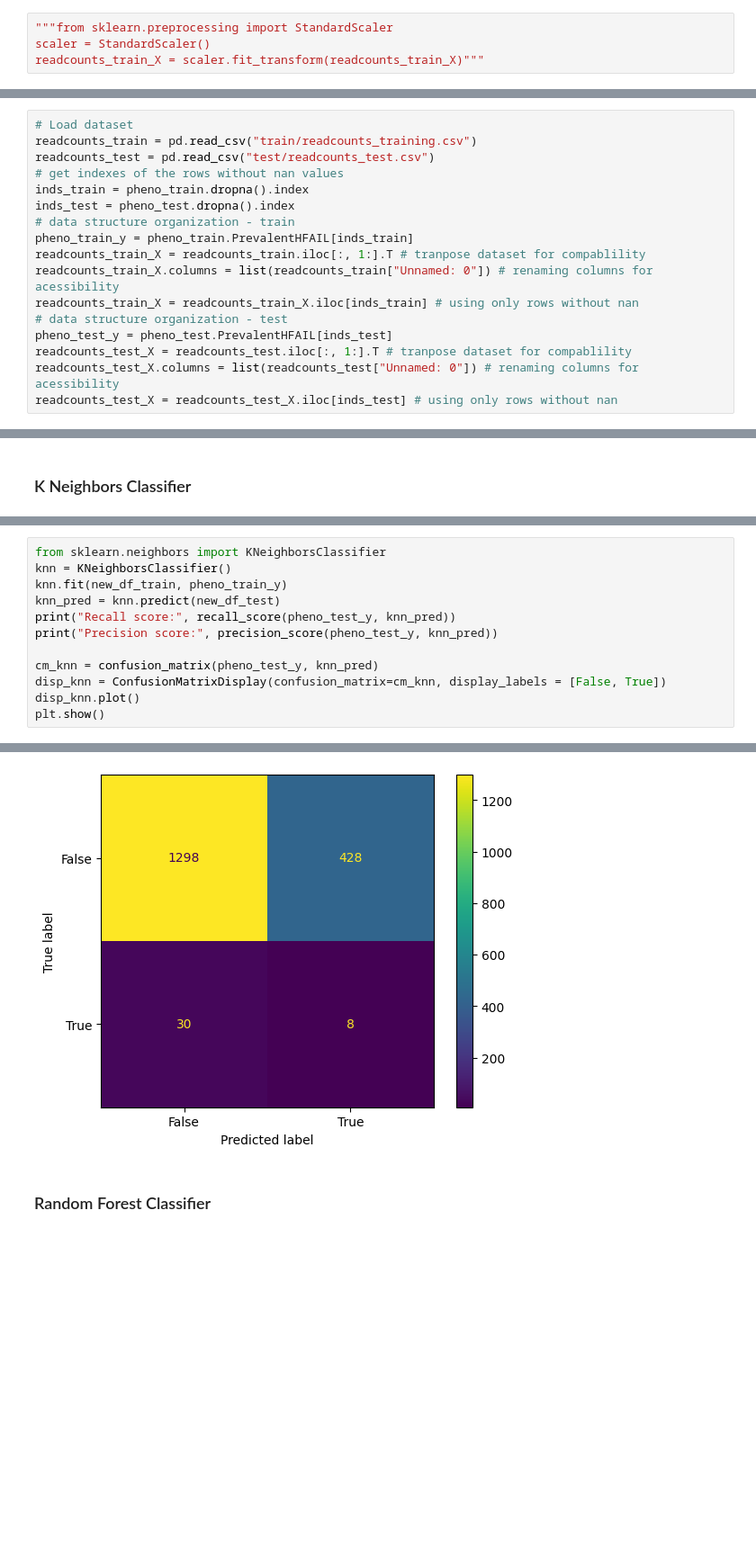
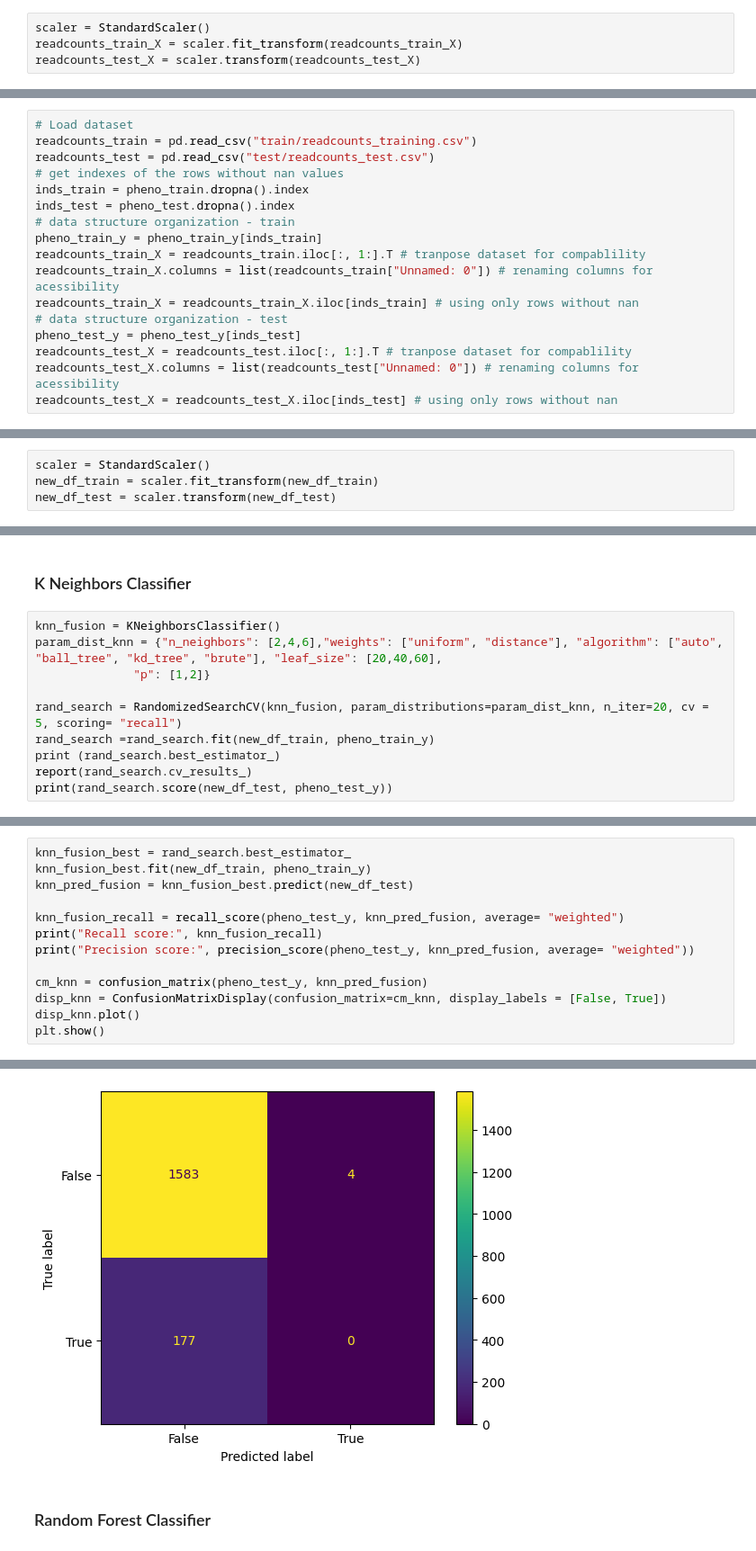
Before and after one commit to Malavita02/TrabalhoSIB, a Jupyter notebook: trabalho_sib.ipynb, the cells around one changed output, grey strips where cells are left out. Shown at 90% size. Drawn from its saved outputs; the diff is of its cells as text; blank space fills up the shorter version.

```diff
--- a/trabalho_sib.ipynb
+++ b/trabalho_sib.ipynb
@@ -465,9 +403,9 @@ pheno_test_y = pheno_test_y.map({2: 1, 0: 0, 1: 1})
 # %% [markdown]
 Standardização dos dados de treino
 # %%
-"""from sklearn.preprocessing import StandardScaler
 scaler = StandardScaler()
-readcounts_train_X = scaler.fit_transform(readcounts_train_X)"""
+readcounts_train_X = scaler.fit_transform(readcounts_train_X)
+readcounts_test_X = scaler.transform(readcounts_test_X)
 # %% [markdown]
 Os dados estão desbalanceados por isso aplicamos o SMOTE
 # %%
@@ -610,12 +559,12 @@ readcounts_test = pd.read_csv("test/readcounts_test.csv")
 inds_train = pheno_train.dropna().index
 inds_test = pheno_test.dropna().index
 # data structure organization - train
-pheno_train_y = pheno_train.PrevalentHFAIL[inds_train]
+pheno_train_y = pheno_train_y[inds_train]
 readcounts_train_X = readcounts_train.iloc[:, 1:].T # tranpose dataset for compablility
 readcounts_train_X.columns = list(readcounts_train["Unnamed: 0"]) # renaming columns for acessibility
 readcounts_train_X = readcounts_train_X.iloc[inds_train] # using only rows without nan
 # data structure organization - test
-pheno_test_y = pheno_test.PrevalentHFAIL[inds_test]
+pheno_test_y = pheno_test_y[inds_test]
 readcounts_test_X = readcounts_test.iloc[:, 1:].T # tranpose dataset for compablility
 readcounts_test_X.columns = list(readcounts_test["Unnamed: 0"]) # renaming columns for acessibility
 readcounts_test_X = readcounts_test_X.iloc[inds_test] # using only rows without nan
@@ -667,3 +623,7 @@ Resampled dataset shape Counter({0.0: 3448, 1.0: 3448})
+# %%
+scaler = StandardScaler()
+new_df_train = scaler.fit_transform(new_df_train)
+new_df_test = scaler.transform(new_df_test)
 # %% [markdown]
 ### Unsupervised learning
 #### PCA
@@ -733,2 +811,12 @@ Precision score: 0.0
 # %% [markdown]
 ### K Neighbors Classifier
+# %%
+knn_fusion = KNeighborsClassifier()
+param_dist_knn = {"n_neighbors": [2,4,6],"weights": ["uniform", "distance"], "algorithm": ["auto", "ball_tree", "kd_tree", "brute"], "leaf_size": [20,40,60],
+              "p": [1,2]}
+
+rand_search = RandomizedSearchCV(knn_fusion, param_distributions=param_dist_knn, n_iter=20, cv = 5, scoring= "recall")
+rand_search =rand_search.fit(new_df_train, pheno_train_y)
+print (rand_search.best_estimator_)
+report(rand_search.cv_results_)
+print(rand_search.score(new_df_test, pheno_test_y))
@@ -735,12 +841,13 @@ Precision score: 0.0
 # %%
-from sklearn.neighbors import KNeighborsClassifier
-knn = KNeighborsClassifier()
-knn.fit(new_df_train, pheno_train_y)
-knn_pred = knn.predict(new_df_test)
-print("Recall score:", recall_score(pheno_test_y, knn_pred))
-print("Precision score:", precision_score(pheno_test_y, knn_pred))
+knn_fusion_best = rand_search.best_estimator_
+knn_fusion_best.fit(new_df_train, pheno_train_y)
+knn_pred_fusion = knn_fusion_best.predict(new_df_test)
 
-cm_knn = confusion_matrix(pheno_test_y, knn_pred)
+knn_fusion_recall = recall_score(pheno_test_y, knn_pred_fusion, average= "weighted")
+print("Recall score:", knn_fusion_recall)
+print("Precision score:", precision_score(pheno_test_y, knn_pred_fusion, average= "weighted"))
+
+cm_knn = confusion_matrix(pheno_test_y, knn_pred_fusion)
 disp_knn = ConfusionMatrixDisplay(confusion_matrix=cm_knn, display_labels = [False, True])
 disp_knn.plot()
 plt.show()
@@ -750,4 +857,4 @@ Precision score: 0.01834862385321101
-[figure, old version]
+[figure, new version]
 # %% [markdown]
 ### Random Forest Classifier
 # %%
```
Also changed, not shown: parts of 54 cells of this notebook, 1 other file.
